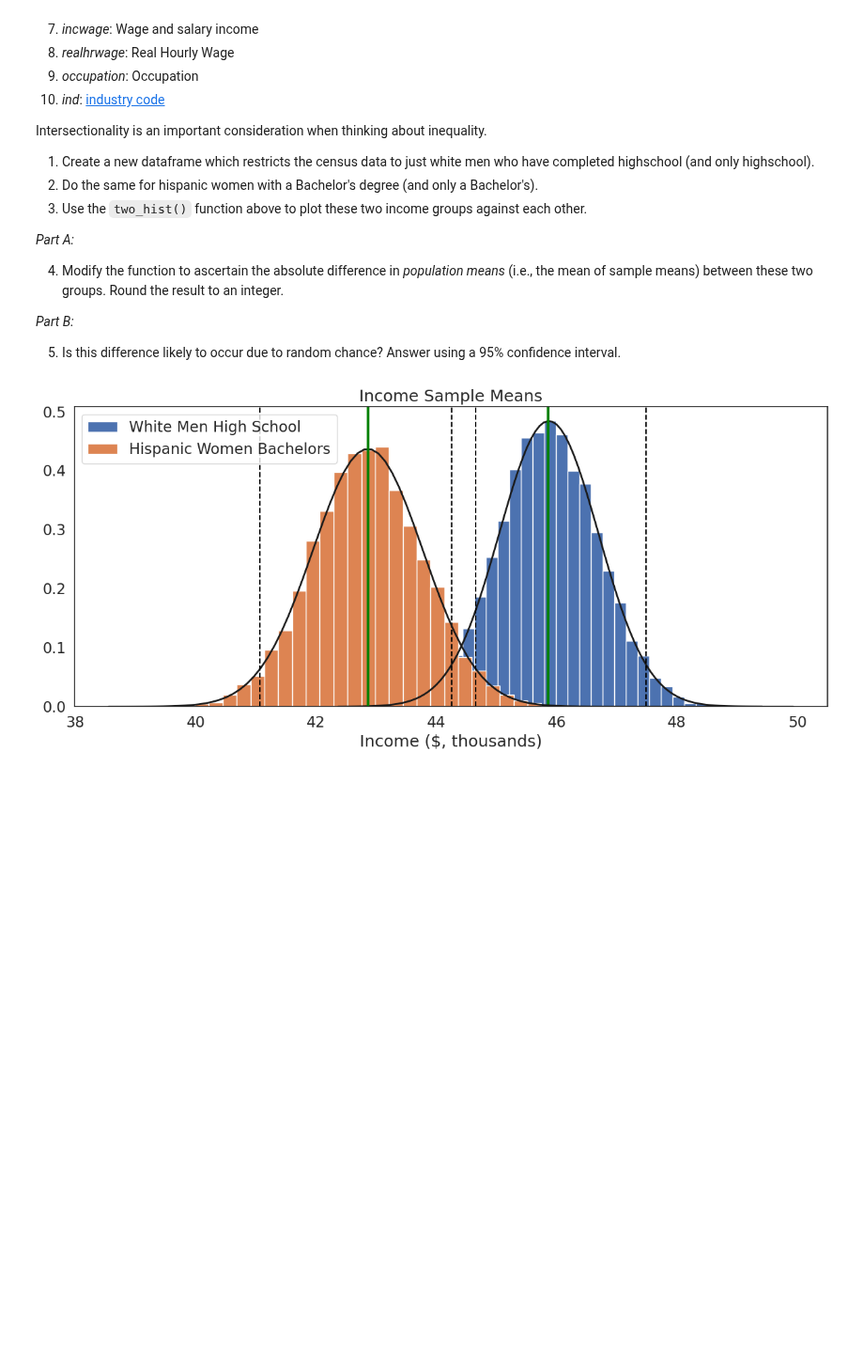
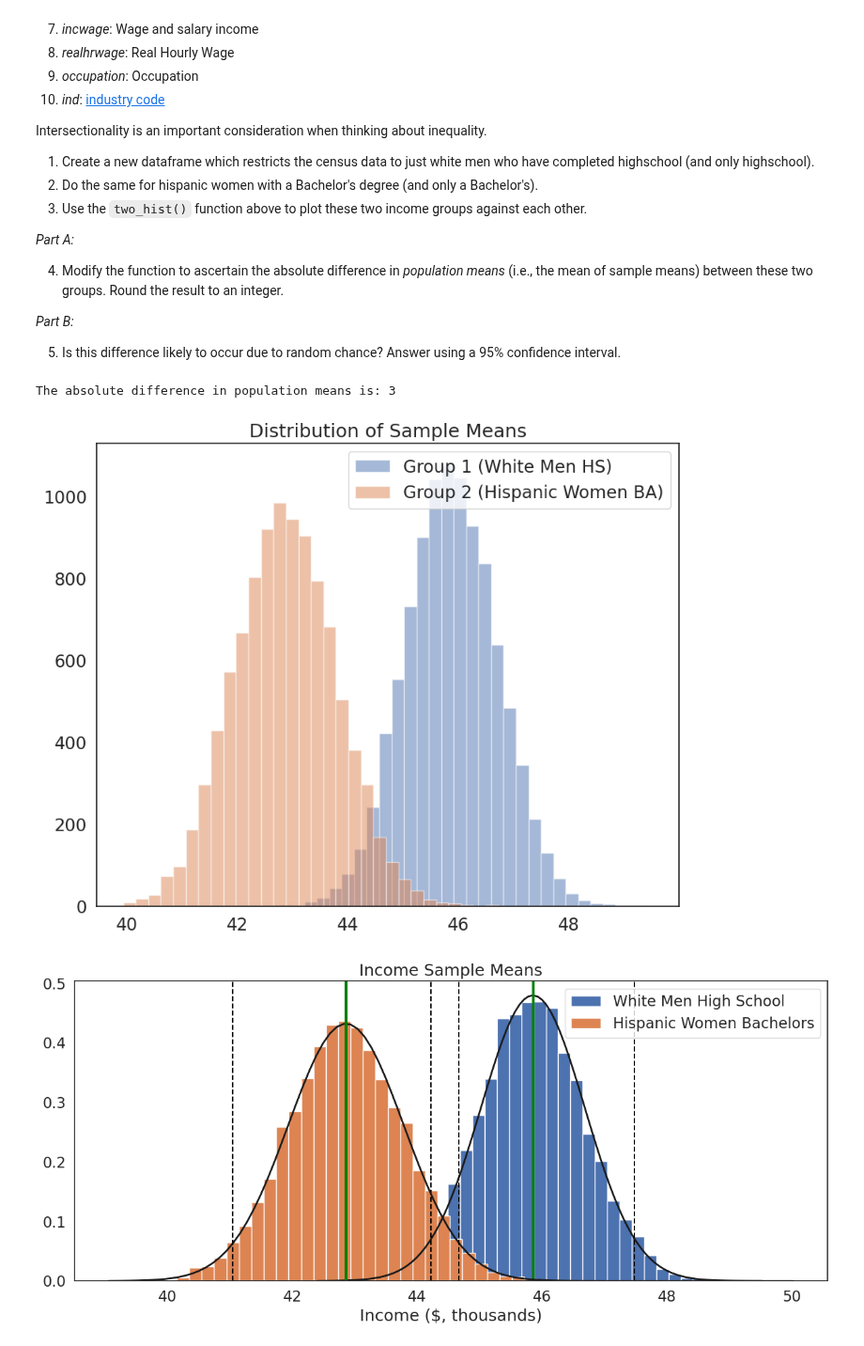
Before and after one commit to julia13dfm/QM2, a Jupyter notebook: notebooks/W05. Distributions and Basic Statistics.ipynb, the cells around one changed output. Shown at 94% size. Cells and saved outputs as stored; diff of their text form; code cells hidden in the pictures; blank space fills up the shorter version.

```diff
--- a/notebooks/W05. Distributions and Basic Statistics.ipynb
+++ b/notebooks/W05. Distributions and Basic Statistics.ipynb
@@ -560,24 +560,61 @@ Intersectionality is an important consideration when thinking about inequality.
 *Part B:*
 
 5. Is this difference likely to occur due to random chance? Answer using a 95% confidence interval.
-# %%
-# Restricting the dataframe to specific groups
-def restrict_groups(df):
-    # White men with only high school education (sch = 12, sex = 1, race = 1)
-    white_men_hs = df[(df['race'] == 1) & (df['sex'] == 1) & (df['sch'] == 12)]['income']
-
-    # Hispanic women with Bachelor's degree (sch = 16, sex = 2, race = 3)
-    hispanic_women_ba = df[(df['race'] == 3) & (df['sex'] == 2) & (df['sch'] == 16)]['income']
-    return white_men_hs, hispanic_women_ba
-
-# Call the restrict_groups function and assign the outputs
-white_men_hs, hispanic_women_ba = restrict_groups(df)
-# Plot the two income groups against each other
-two_hist([white_men_hs, hispanic_women_ba],['White Men High School','Hispanic Women Bachelors'],'Income ($, thousands)', "Income Sample Means")
-
-#Interpretation:
-#The 95% confidence intervals for the income distributions of White men with a high school education and Hispanic women with a bachelor’s degree overlap.
-#This overlap suggests that the difference in their average incomes may not be statistically significant.
-#The possibility that the observed difference is due to random variation rather than a true underlying difference cannot be ruled out.
-# %% [output]
-[figure, removed]
+# %%
+# Restricting the dataframe to specific groups
+def restrict_groups(df):
+    # White men with only high school education (sch = 12, sex = 1, race = 1)
+    white_men_hs = df[(df['race'] == 1) & (df['sex'] == 1) & (df['sch'] == 12)]['income']
+
+    # Hispanic women with Bachelor's degree (sch = 16, sex = 2, race = 3)
+    hispanic_women_ba = df[(df['race'] == 3) & (df['sex'] == 2) & (df['sch'] == 16)]['income']
+    return white_men_hs, hispanic_women_ba
+
+# Call the restrict_groups function and assign the outputs
+white_men_hs, hispanic_women_ba = restrict_groups(df)
+
+# Part A modify the function to calculate the absolute difference in population means
+def modified_plot_sample_means(var1, var2, sample_size):
+    # Empty lists to store sample means
+    sample_means_1 = []
+    sample_means_2 = []
+
+    # Loop to get sample means for both groups
+    for i in range(0, 10000):
+        sample_1 = var1.sample(sample_size, replace=True)  # Sample from group 1
+        sample_mean_1 = sample_1.mean()
+        sample_means_1.append(sample_mean_1)  # Append mean to the list for group 1
+
+        sample_2 = var2.sample(sample_size, replace=True)  # Sample from group 2
+        sample_mean_2 = sample_2.mean()
+        sample_means_2.append(sample_mean_2)  # Append mean to the list for group 2
+
+    # The mean of sample means
+    mean_1 = np.mean(sample_means_1)
+    mean_2 = np.mean(sample_means_2)
+
+    # The absolute difference in means
+    absolute_difference = abs(mean_1 - mean_2)
+
+    # Round the result to an integer
+    print(f"The absolute difference in population means is: {round(absolute_difference)}")
+
+    # Plot the distributions of sample means
+    plt.hist(sample_means_1, bins=30, alpha=0.5, label='Group 1 (White Men HS)')
+    plt.hist(sample_means_2, bins=30, alpha=0.5, label='Group 2 (Hispanic Women BA)')
+    plt.legend(loc='upper right')
+    plt.title("Distribution of Sample Means")
+    plt.show()
+
+# Call the function with the two groups and sample size of 1000
+modified_plot_sample_means(white_men_hs, hispanic_women_ba, 1000)
+# Plot the two income groups against each other
+two_hist([white_men_hs, hispanic_women_ba], ['White Men High School', 'Hispanic Women Bachelors'], 'Income ($, thousands)', "Income Sample Means")
+#Interpretation:
+#The 95% confidence intervals for the income distributions of White men with a high school education and Hispanic women with a bachelor’s degree overlap.
+#This overlap suggests that the difference in their average incomes may not be statistically significant.
+#The possibility that the observed difference is due to random variation rather than a true underlying difference cannot be ruled out.
+# %% [output]
+The absolute difference in population means is: 3
+[figure, added]
+[figure, added]
```
